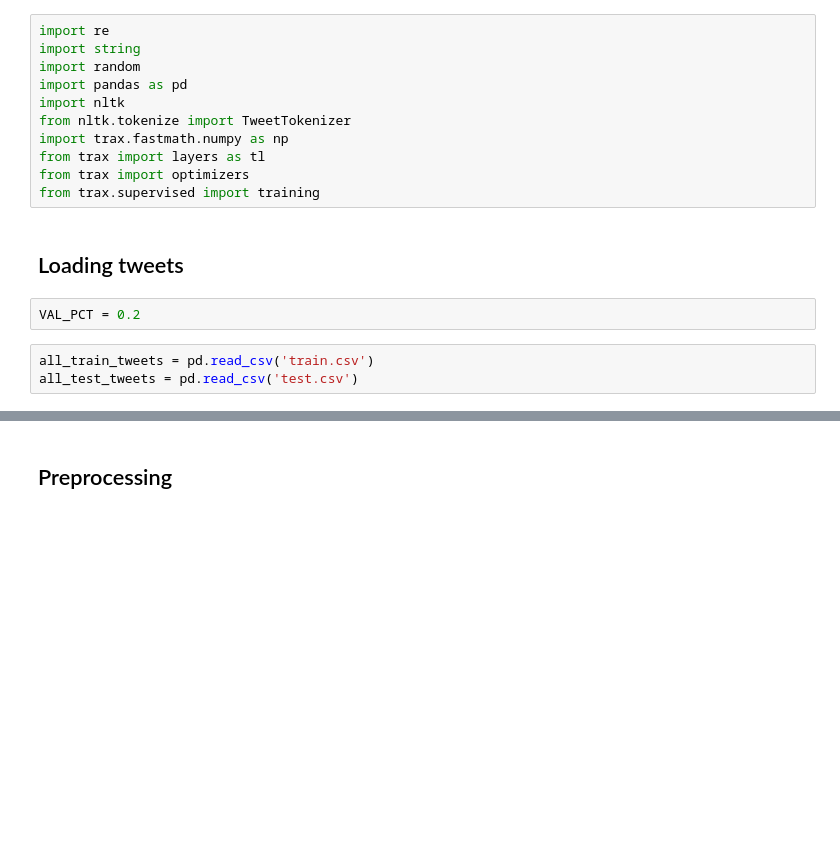
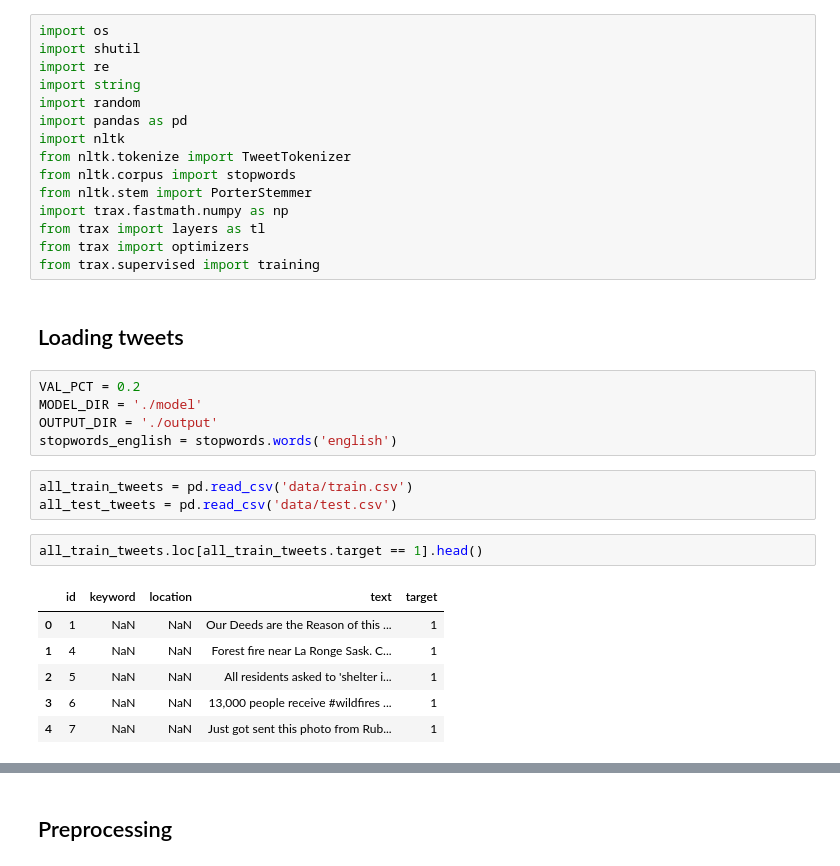
Before and after one commit to hatemalamir/tweet_disaster, a Jupyter notebook: disaster_tweets_classifier.ipynb, the cells around one changed output, grey strips where cells are left out. Saved outputs shown, nothing was run; the diff lists cells and outputs as text; blank space fills up the shorter version.

```diff
--- a/disaster_tweets_classifier.ipynb
+++ b/disaster_tweets_classifier.ipynb
@@ -1,10 +11,14 @@
 # %%
+import os
+import shutil
 import re
 import string
 import random
 import pandas as pd
 import nltk
 from nltk.tokenize import TweetTokenizer
+from nltk.corpus import stopwords
+from nltk.stem import PorterStemmer
 import trax.fastmath.numpy as np
 from trax import layers as tl
 from trax import optimizers
@@ -13,6 +27,18 @@ from trax.supervised import training
 ## Loading tweets
 # %%
 VAL_PCT = 0.2
+MODEL_DIR = './model'
+OUTPUT_DIR = './output'
+stopwords_english = stopwords.words('english')
 # %%
-all_train_tweets = pd.read_csv('train.csv')
-all_test_tweets = pd.read_csv('test.csv')
+all_train_tweets = pd.read_csv('data/train.csv')
+all_test_tweets = pd.read_csv('data/test.csv')
+# %%
+all_train_tweets.loc[all_train_tweets.target == 1].head()
+# %% [output]
+|  | id | keyword | location | text | target |
+| 0 | 1 | NaN | NaN | Our Deeds are the Reason of this ... | 1 |
+| 1 | 4 | NaN | NaN | Forest fire near La Ronge Sask. C... | 1 |
+| 2 | 5 | NaN | NaN | All residents asked to 'shelter i... | 1 |
+| 3 | 6 | NaN | NaN | 13,000 people receive #wildfires ... | 1 |
+| 4 | 7 | NaN | NaN | Just got sent this photo from Rub... | 1 |
```
Also changed, not shown: parts of 21 cells of this notebook.
